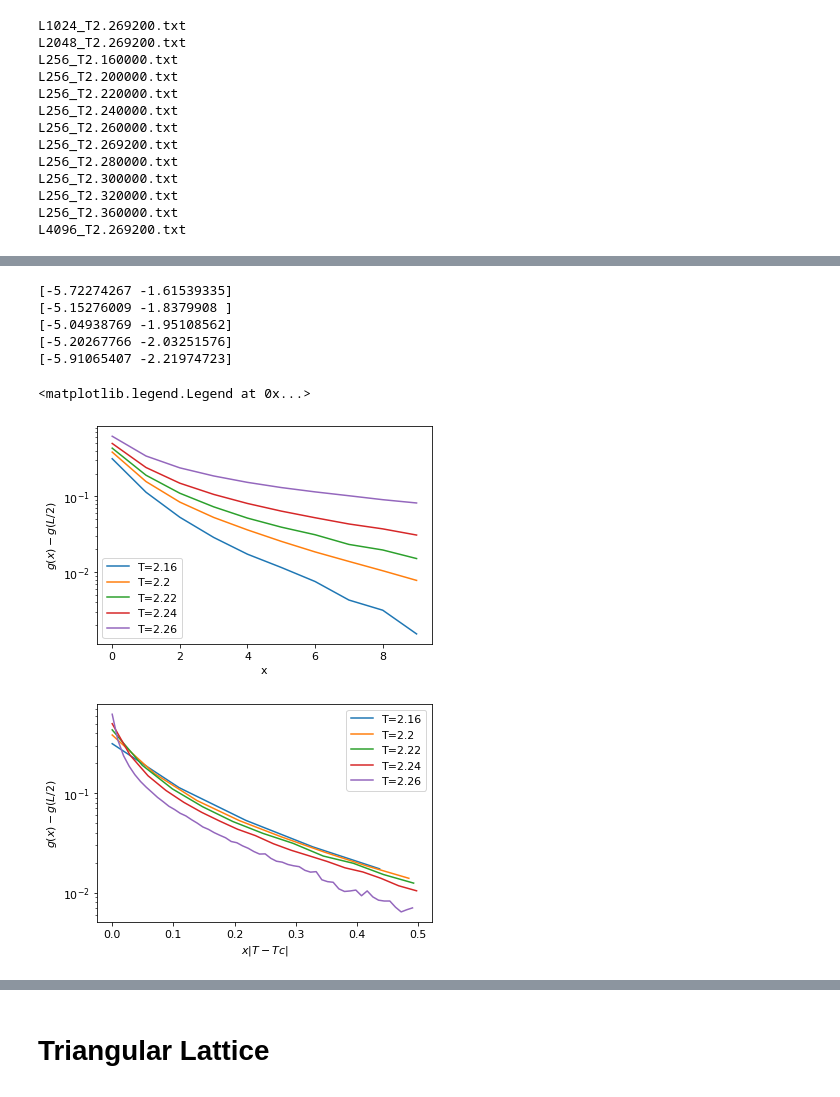
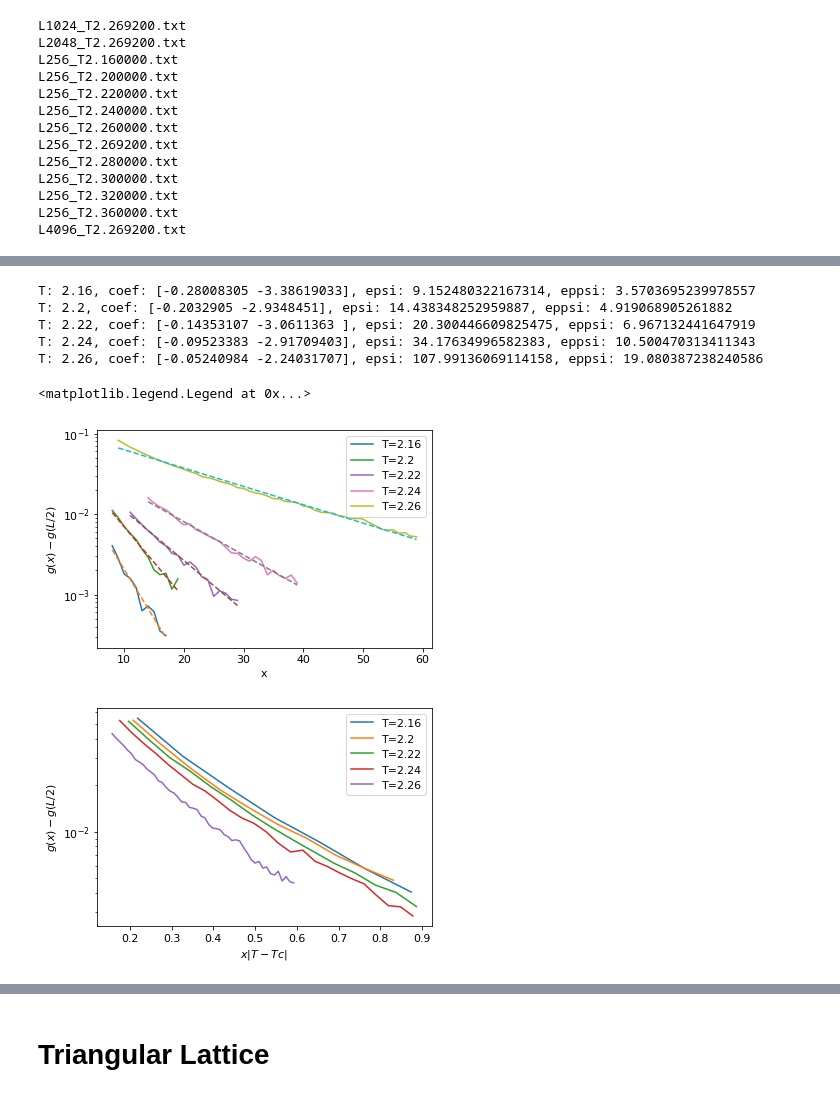
Before and after one commit to klashenriksson/MCSim_CPF, a Jupyter notebook: analysis/lab2/result_analyzer.ipynb, the cells around one changed output, grey strips where cells are left out. Saved outputs shown, nothing was run; the diff lists cells and outputs as text; code cells hidden in the pictures.

```diff
--- a/analysis/lab2/result_analyzer.ipynb
+++ b/analysis/lab2/result_analyzer.ipynb
@@ -9,7 +9,7 @@ Tc = 2.26926
 line_symbols = ["-o", "-*", "-v", "-p", "-D"]
 marker_symbols = ["o", "*", "v", "p", "D"]
 # %%
-plt.rcParams.update({'font.size':11})
+plt.rcParams.update({'font.size':13})
 # %% [markdown]
 Magnetization
 # %%
@@ -319,53 +353,60 @@ fig1, ax1 = plt.subplots()
 
 for T_key in correlations:
     T = float(T_key)
     if T >= Tc or T == 2.2692:
         continue
     x_raw = correlations[T_key]["x"]
     g_raw = correlations[T_key]["value"]
-    g_offset = g_raw[127]
 
-    x = x_raw[x_raw < 10]
+    x_raw = x_raw.iloc[:L_half]
+    g_raw = g_raw.iloc[:L_half]
+
+    g_offset = g_raw.iloc[-1]
+
+    x = x_raw[x_raw < (60 if T == 2.26 else 40 if T == 2.24 else 30 if T == 2.22 else 20 if T == 2.2 else 18)]
+    x = x[x > (8 if T == 2.26 else 13 if T == 2.24 else 10 if T == 2.22 else 7)]
     g = g_raw[x.index]
 
-    ax.plot(x, g - g_offset, label=f"T={T}")
+    ax.plot(x, g - g_offset, '-', label=f"T={T}")
+    coef = np.polyfit(x, np.log(g - g_offset), 1)
+    eppsi = -1/coef[0]
+    ax.plot(x, np.exp(coef[1] + coef[0]*x), '--')
 
+    epsi = 1.0/(Tc - T)
+    epsilons["T"].append(T)
+    epsilons["time_theory"].append(epsi)
+    epsilons["time"].append(eppsi)
+
+    print(f"T: {T}, coef: {coef}, epsi: {epsi}, eppsi: {eppsi}")
 
     x_over_epsi = x_raw*(Tc-T)
-    x_over_epsi = x_over_epsi[x_over_epsi < 0.5]
+    x_over_epsi = x_over_epsi[x_over_epsi < (0.9 if T != 2.26 else 0.6)]
+    x_over_epsi = x_over_epsi[x_over_epsi > 0.15]
     g = g_raw[x_over_epsi.index]
 
     ax1.plot(x_over_epsi, g - g_offset, label=f"T={T}")
 
-    epsi = 1.0/(Tc - T)
-    epsilons["T"].append(T)
-    epsilons["time"].append(epsi)
 
-    # polyfit stuff
-    x_over_epsi = x_over_epsi[x_over_epsi >= 0.1]
-    x_over_epsi = x_over_epsi[x_over_epsi <= 0.5]
-    y = g[x_over_epsi.index] - g_offset
-    coef = np.polyfit(x_over_epsi, np.log(y), 1)
-    print(coef)
 
 ax.set_yscale("log")
 ax.legend()
 ax.set_xlabel("x")
 ax.set_ylabel("$g(x) - g(L/2)$")
 
 ax1.set_yscale("log")
 ax1.set_xlabel("$x\|T-Tc\|$")
 ax1.set_ylabel("$g(x) - g(L/2)$")
+#ax1.set_xlim([0.16, 0.5])
 ax1.legend()
 # %% [output]
-[-5.72274267 -1.61539335]
-[-5.15276009 -1.8379908 ]
-[-5.04938769 -1.95108562]
-[-5.20267766 -2.03251576]
-[-5.91065407 -2.21974723]
+T: 2.16, coef: [-0.28008305 -3.38619033], epsi: 9.152480322167314, eppsi: 3.5703695239978557
+T: 2.2, coef: [-0.2032905 -2.9348451], epsi: 14.438348252959887, eppsi: 4.919068905261882
+T: 2.22, coef: [-0.14353107 -3.0611363 ], epsi: 20.300446609825475, eppsi: 6.967132441647919
+T: 2.24, coef: [-0.09523383 -2.91709403], epsi: 34.17634996582383, eppsi: 10.500470313411343
+T: 2.26, coef: [-0.05240984 -2.24031707], epsi: 107.99136069114158, eppsi: 19.080387238240586
 <matplotlib.legend.Legend at 0x...>
-[figure, old version]
+[figure, new version]
-[figure, old version]
+[figure, new version]
 # %%
 epsilon_df = df.from_dict(epsilons)
 epsilon_df = epsilon_df.sort_values(by=['T'])
```
Also changed, not shown: parts of 10 cells of this notebook, 18 other files.
